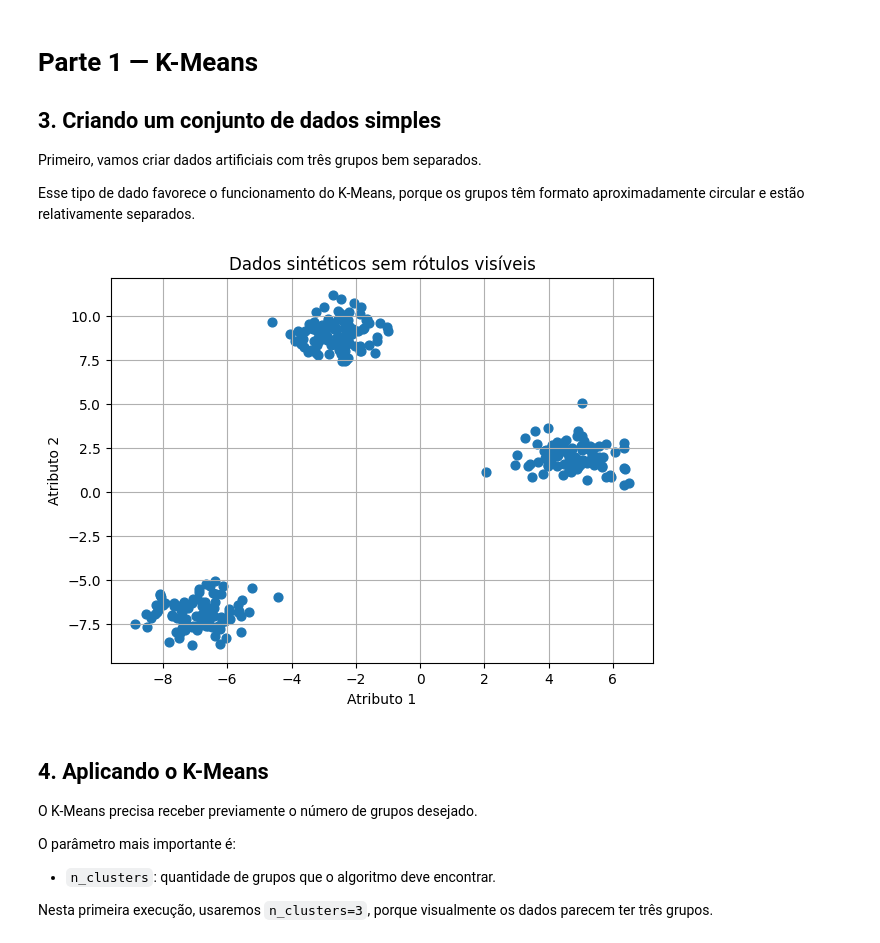
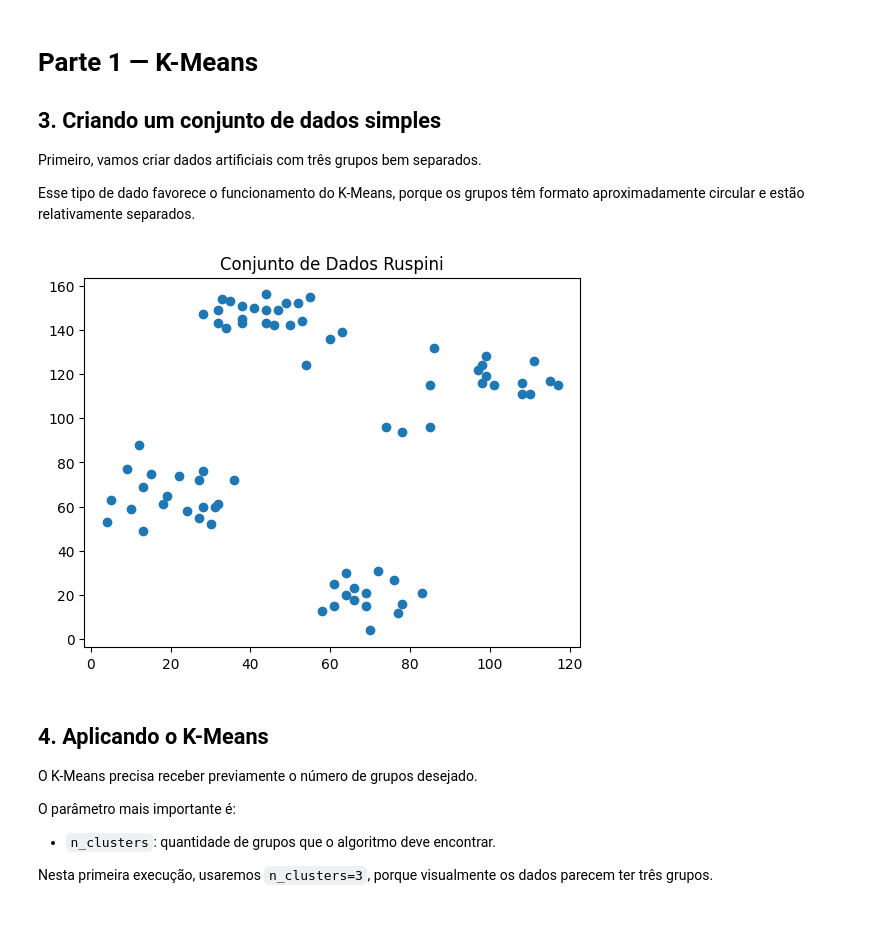
Before and after one commit to Gladistony/inteligencia-artificial-2026.1, a Jupyter notebook: Pratica 06/aula_pratica_agrupamento_kmeans_dbscan.ipynb, the cells around one changed output. Saved outputs shown, nothing was run; the diff lists cells and outputs as text; code cells hidden in the pictures.

```diff
--- a/Pratica 06/aula_pratica_agrupamento_kmeans_dbscan.ipynb
+++ b/Pratica 06/aula_pratica_agrupamento_kmeans_dbscan.ipynb
@@ -84,16 +85,18 @@ Primeiro, vamos criar dados artificiais com três grupos bem separados.
 
 Esse tipo de dado favorece o funcionamento do K-Means, porque os grupos têm formato aproximadamente circular e estão relativamente separados.
 # %%
-X_blobs, y_blobs = make_blobs(
-    n_samples=300,
-    centers=3,
-    cluster_std=0.8,
-    random_state=42
-)
+df = pd.read_csv('ruspini.csv')
 
-plot_clusters(X_blobs, title="Dados sintéticos sem rótulos visíveis")
+X = df[['x', 'y']].values
+
+scaler = StandardScaler()
+X_scaled = scaler.fit_transform(X)
+
+plt.scatter(X[:, 0], X[:, 1])
+plt.title("Conjunto de Dados Ruspini")
+plt.show()
 # %% [output]
-[figure, old version]
+[figure, new version]
 # %% [markdown]
 ## 4. Aplicando o K-Means
 
```
Also changed, not shown: parts of 15 cells of this notebook, 3 other files.
